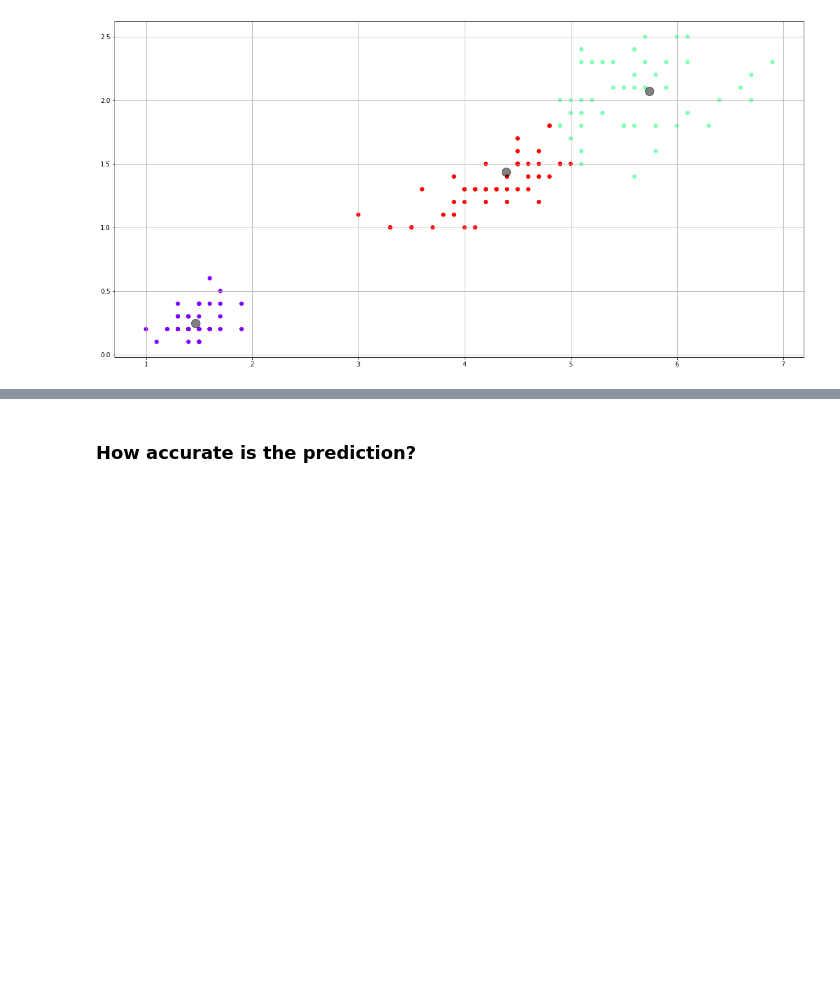
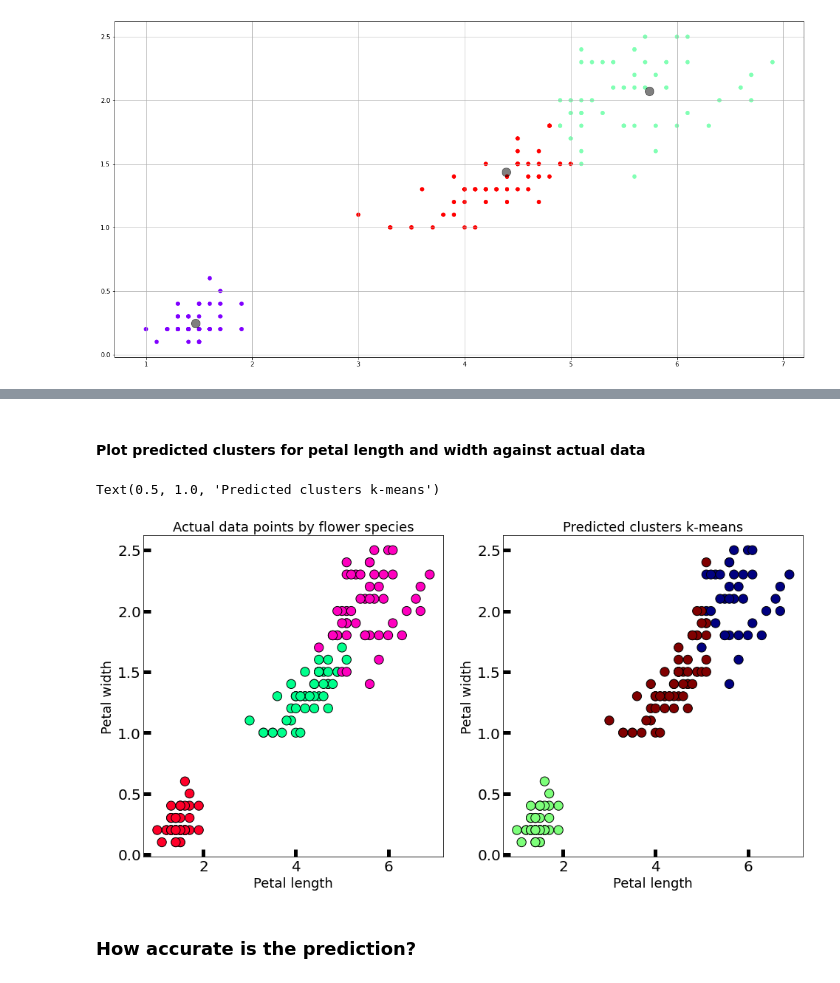
Before and after one commit to johndunne2019/Tasks-2020-Machine-Learning-and-Statistics, a Jupyter notebook: Tasks.ipynb, the cells around one changed output, grey strips where cells are left out. Drawn from its saved outputs; the diff is of its cells as text; code cells hidden in the pictures; blank space fills up the shorter version.

```diff
--- a/Tasks.ipynb
+++ b/Tasks.ipynb
@@ -1528,3 +1596,25 @@ plt.grid()
+# %% [markdown]
+#### Plot predicted clusters for petal length and width against actual data
+# %%
+# adapted from [8]
+
+fig, axes = plt.subplots(1, 2, figsize=(16,8))
+axes[0].scatter(X[:, 2], X[:, 3], c=y, cmap='gist_rainbow',edgecolor='k', s=150)
+axes[1].scatter(X[:, 2], X[:, 3], c=model.labels_, cmap='jet',edgecolor='k', s=150)
+
+axes[0].set_xlabel('Petal length', fontsize=18)
+axes[0].set_ylabel('Petal width', fontsize=18)
+axes[1].set_xlabel('Petal length', fontsize=18)
+axes[1].set_ylabel('Petal width', fontsize=18)
+
+axes[0].tick_params(direction='in', length=10, width=5, colors='k', labelsize=20)
+axes[1].tick_params(direction='in', length=10, width=5, colors='k', labelsize=20)
+
+axes[0].set_title('Actual data points by flower species', fontsize=18)
+axes[1].set_title('Predicted clusters k-means', fontsize=18)
+# %% [output]
+Text(0.5, 1.0, 'Predicted clusters k-means')
+[figure, added]
 # %% [markdown]
 ### How accurate is the prediction?
 # %% [markdown]
```
Also changed, not shown: parts of 30 cells of this notebook.
